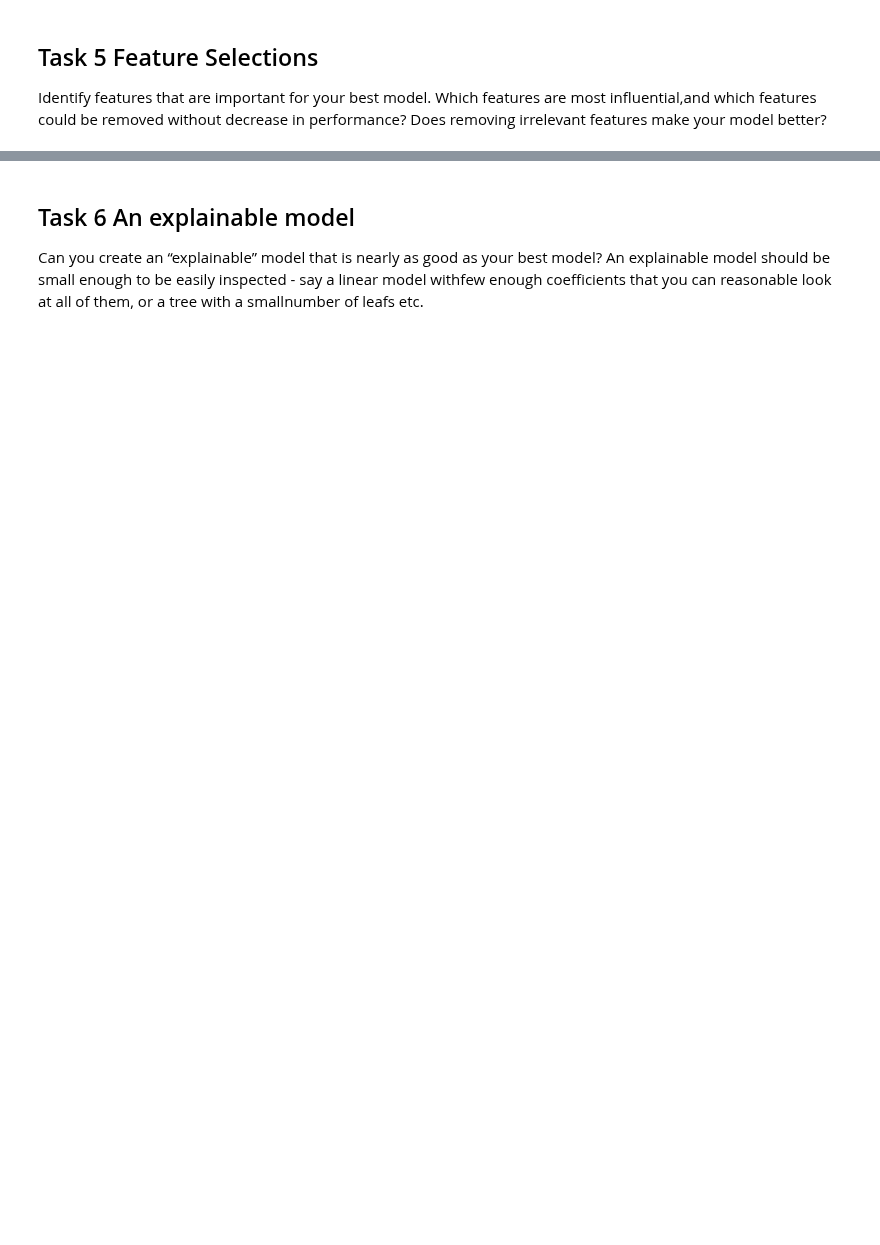
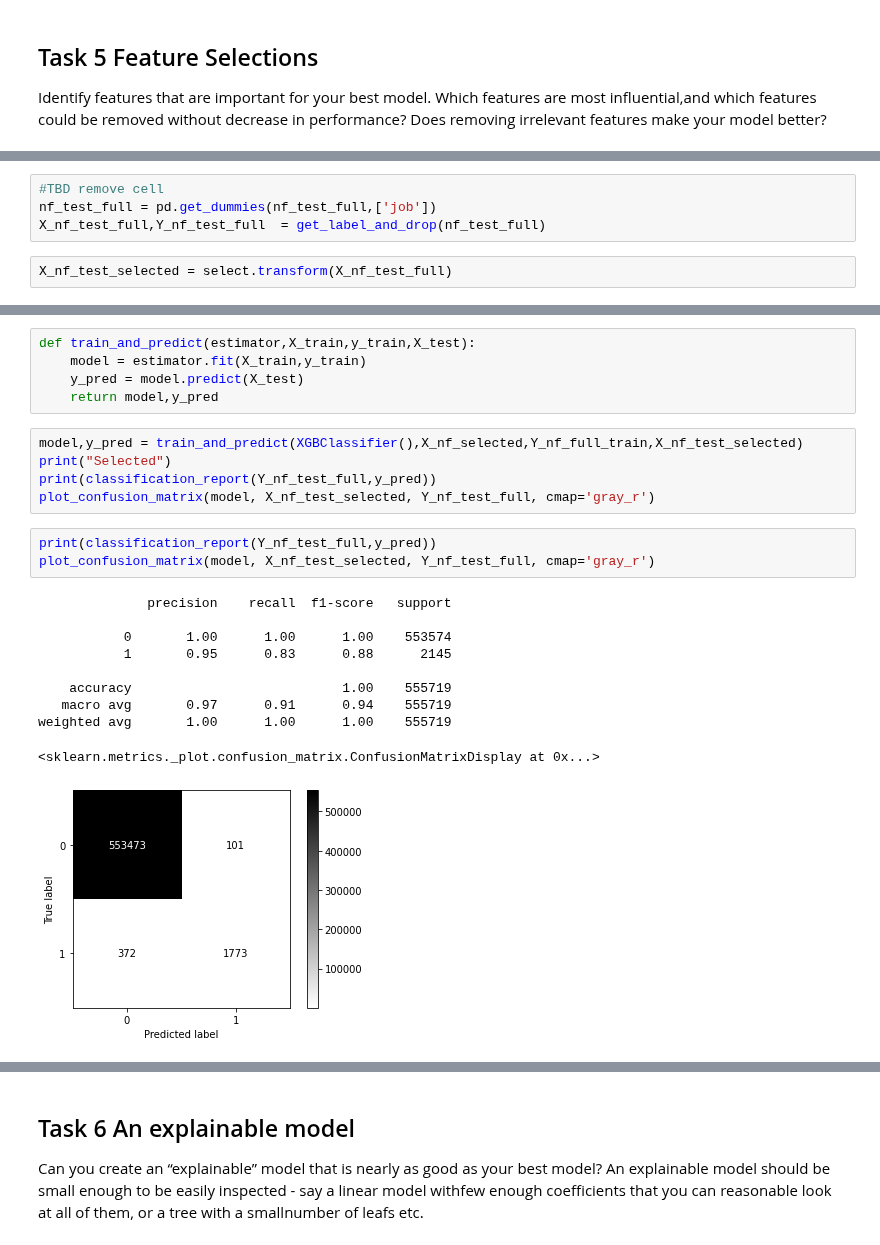
Before and after one commit to sashaaKr/master-of-science, a Jupyter notebook: semester_2/Advanced_Topics_in_Machine_Learning/assignment_2/Advanced Machine Learning - HW #2.ipynb, the cells around one changed output, grey strips where cells are left out. Drawn from its saved outputs; the diff is of its cells as text; blank space fills up the shorter version.

```diff
--- a/semester_2/Advanced_Topics_in_Machine_Learning/assignment_2/Advanced Machine Learning - HW #2.ipynb
+++ b/semester_2/Advanced_Topics_in_Machine_Learning/assignment_2/Advanced Machine Learning - HW #2.ipynb
@@ -721,0 +971,6 @@ Identify features that are important for your best model. Which features are mos
+# %%
+#TBD remove cell
+nf_test_full = pd.get_dummies(nf_test_full,['job'])
+X_nf_test_full,Y_nf_test_full  = get_label_and_drop(nf_test_full)
+# %%
+X_nf_test_selected = select.transform(X_nf_test_full)
@@ -721,0 +1001,24 @@ Identify features that are important for your best model. Which features are mos
+# %%
+def train_and_predict(estimator,X_train,y_train,X_test):
+    model = estimator.fit(X_train,y_train)
+    y_pred = model.predict(X_test)
+    return model,y_pred
+# %%
+model,y_pred = train_and_predict(XGBClassifier(),X_nf_selected,Y_nf_full_train,X_nf_test_selected)
+print("Selected")
+print(classification_report(Y_nf_test_full,y_pred))
+plot_confusion_matrix(model, X_nf_test_selected, Y_nf_test_full, cmap='gray_r')
+# %%
+print(classification_report(Y_nf_test_full,y_pred))
+plot_confusion_matrix(model, X_nf_test_selected, Y_nf_test_full, cmap='gray_r')
+# %% [output]
+              precision    recall  f1-score   support
+
+           0       1.00      1.00      1.00    553574
+           1       0.95      0.83      0.88      2145
+
+    accuracy                           1.00    555719
+   macro avg       0.97      0.91      0.94    555719
+weighted avg       1.00      1.00      1.00    555719
+<sklearn.metrics._plot.confusion_matrix.ConfusionMatrixDisplay at 0x...>
+[figure, added]
```
Also changed, not shown: parts of 38 cells of this notebook.
